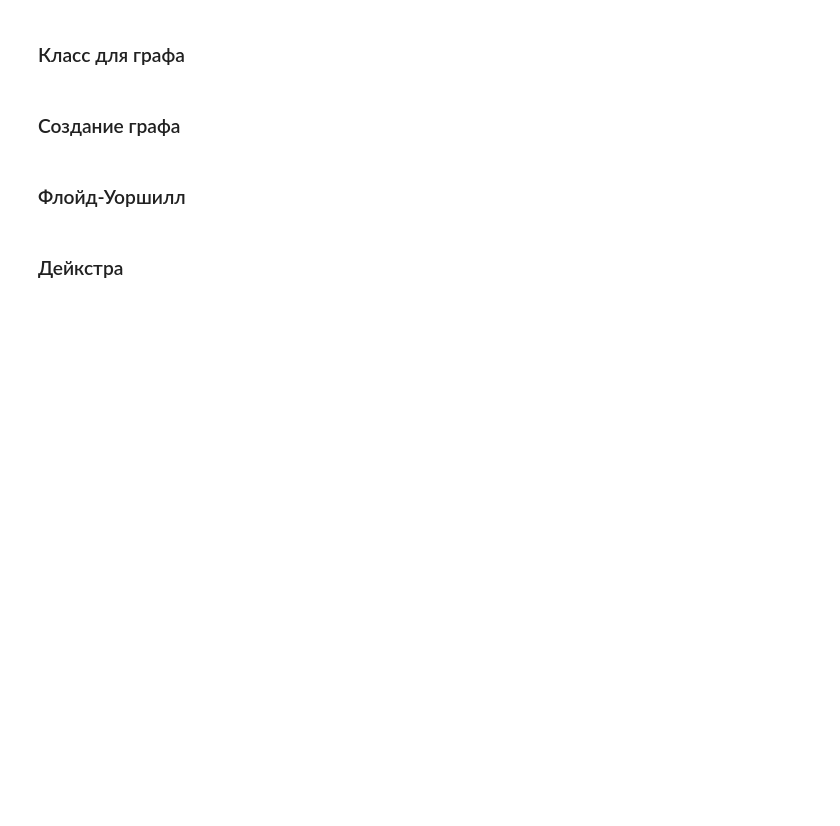
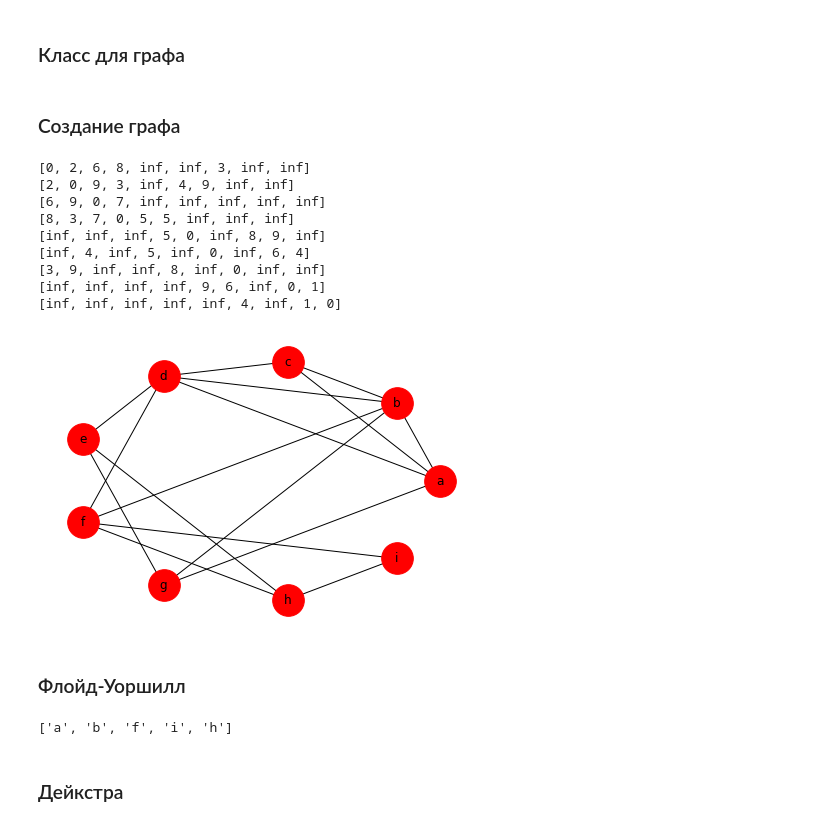
Before and after one commit to Vexrina/SaAoDP, a Jupyter notebook: Lab6.ipynb, the cells around one changed output. Cells and saved outputs as stored; diff of their text form; code cells hidden in the pictures; blank space fills up the shorter version.

```diff
--- a/Lab6.ipynb
+++ b/Lab6.ipynb
@@ -110,5 +134,73 @@ graph.add_edge(("j", "h", 1))
+# %%
+alphabet = 'abcdefghijklmnopqrstuvwxyz'
+def MtxToGraph(mtx, graph:Graph):
+    for i in range (len(mtx)):
+        graph.add_vertex(alphabet[i])
+    for i in range(len(mtx)):
+        for j in range(len(mtx)):
+            if i == j:
+                continue
+            elif mtx[i][j] == math.inf:
+                continue
+            else:
+                graph.add_edge((alphabet[i],alphabet[j], mtx[i][j]))
+
+    graph.SaveMTX(mtx)
+Q = math.inf
+            #a  b  c  d  e  f  g  h  i (1,2,3,4,5,6,7,8,9)
+testMTX = [ [0, 2, 6, 8, Q, Q, 3, Q, Q],#a
+            [2, 0, 9, 3, Q, 4, 9, Q, Q],#b
+            [6, 9, 0, 7, Q, Q, Q, Q, Q],#c
+            [8, 3, 7, 0, 5, 5, Q, Q, Q],#d
+            [Q, Q, Q, 5, 0, Q, 8, 9, Q],#e
+            [Q, 4, Q, 5, Q, 0, Q, 6, 4],#f
+            [3, 9, Q, Q, 8, Q, 0, Q, Q],#g
+            [Q, Q, Q, Q, 9, 6, Q, 0, 1],#h
+            [Q, Q, Q, Q, Q, 4, Q, 1, 0],#i
+                                        ]
+MtxToGraph(testMTX, graph)
+graph.ShowMTX()
+graph.Visualize()
+# %% [output]
+[0, 2, 6, 8, inf, inf, 3, inf, inf]
+[2, 0, 9, 3, inf, 4, 9, inf, inf]
+[6, 9, 0, 7, inf, inf, inf, inf, inf]
+[8, 3, 7, 0, 5, 5, inf, inf, inf]
+[inf, inf, inf, 5, 0, inf, 8, 9, inf]
+[inf, 4, inf, 5, inf, 0, inf, 6, 4]
+[3, 9, inf, inf, 8, inf, 0, inf, inf]
+[inf, inf, inf, inf, 9, 6, inf, 0, 1]
+[inf, inf, inf, inf, inf, 4, inf, 1, 0]
+[figure, added]
 # %% [markdown]
 ### Флойд-Уоршилл
+# %%
+def get_Floyd_path( vertexNumberList, start, end):
+    global alphabet
+    path = [alphabet[end]]
+    while end != start:
+        letter = alphabet[vertexNumberList[end][start]]
+        end = vertexNumberList[end][start]
+        path.insert(0,letter)
+    return path
+
+def Floyd(graph:graph, start, end):
+    global alphabet
+    numberOfVertex = graph.GetNumberOfVertex()
+    MtxOfGraph = graph.GetMTX().copy()
+    vertexNumberList = [[v for v in range(numberOfVertex)] for u in range(numberOfVertex)]
+    for k in range(numberOfVertex):
+        for i in range(numberOfVertex):
+            for j in range(numberOfVertex):
+                temp = MtxOfGraph[i][k] + MtxOfGraph[k][j]
+                if MtxOfGraph[i][j]>temp:
+                    MtxOfGraph[i][j] = temp
+                    vertexNumberList[i][j] = k
+    print(get_Floyd_path( vertexNumberList, start, end))
+
+Floyd(graph, 0, 7)
+# %% [output]
+['a', 'b', 'f', 'i', 'h']
 # %% [markdown]
 ### Дейкстра
 # %%
```
Also changed, not shown: parts of 5 cells of this notebook, 5 other files.
